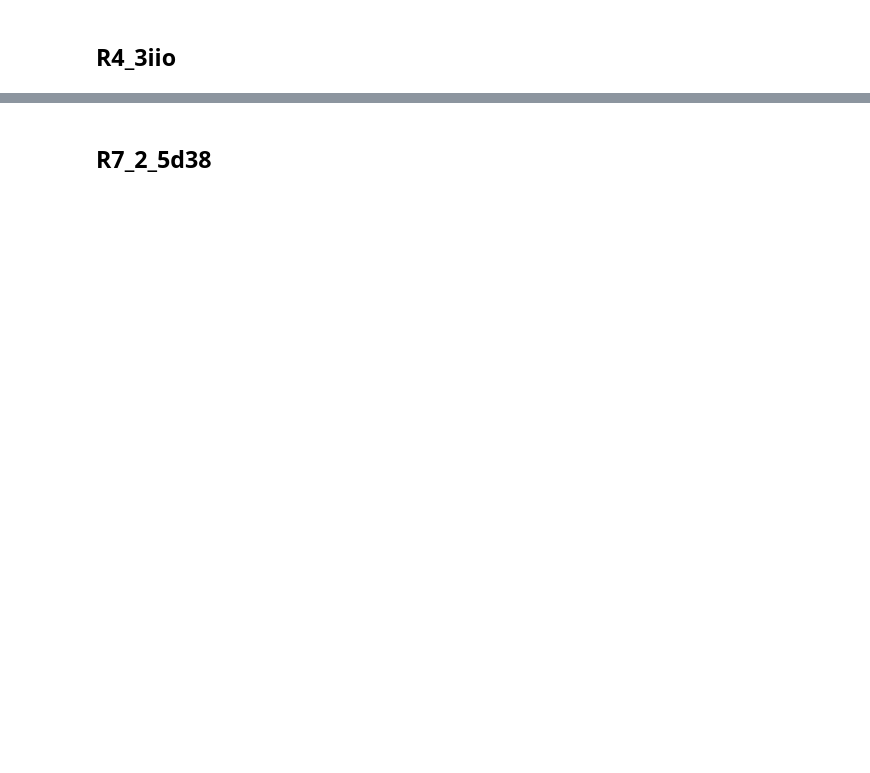
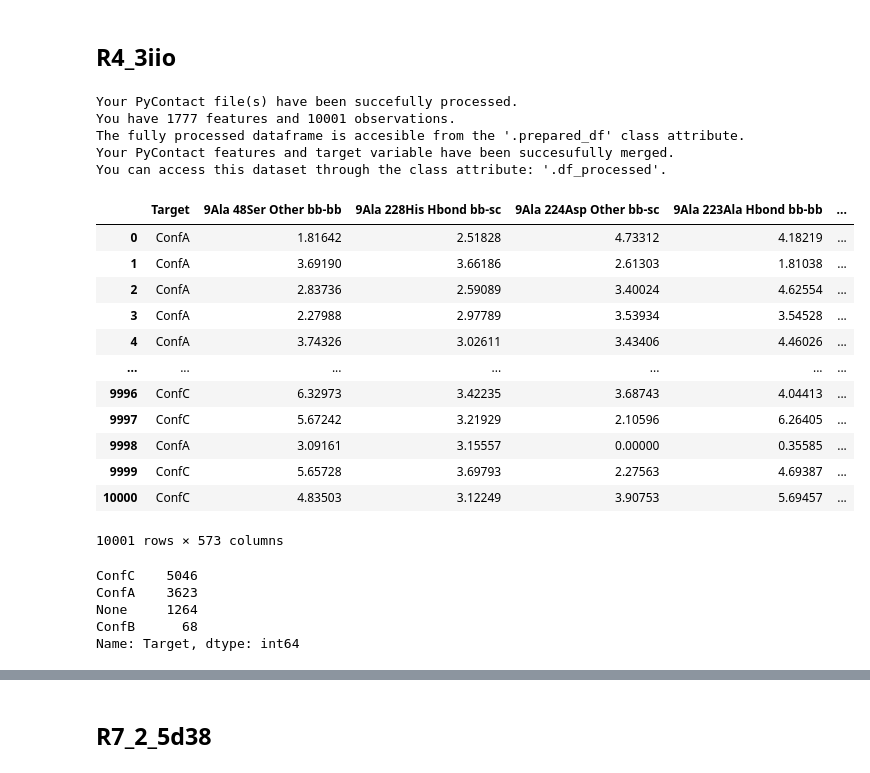
Before and after one commit to kamerlinlab/KIF, a Jupyter notebook: tutorials/Kemp_Elim_ML_Classification.ipynb, the cells around one changed output, grey strips where cells are left out. Cells and saved outputs as stored; diff of their text form; code cells hidden in the pictures; blank space fills up the shorter version.

Commit message:
Other Kemp Elim Notebooks latest updates

```diff
--- a/tutorials/Kemp_Elim_ML_Classification.ipynb
+++ b/tutorials/Kemp_Elim_ML_Classification.ipynb
@@ -230,53 +250,57 @@ pycontact_files_horizontal = ["PyContact_Per_Frame_Interactions_Block1.csv", "Py
 
 classifications_file = r"C:\Users\Rory Crean\Dropbox (lkgroup)\Backup_HardDrive\Postdoc\MachLearnConformationalFeatures\Workup\KE07_Workup\Raw_Datasets\R4_3iio\R4_3iio_1in10_Classified.dat"
 
 
 # dataset prep parts.
 pycontact_dataset = pycontact_processing.PyContactInitializer(
     pycontact_files=pycontact_files_horizontal,
     multiple_files=True,
     merge_files_method="horizontal",
     remove_false_interactions=True,
     in_dir=in_dir,
 )
 
 # SPECIAL STEP FOR KEMP ELIMINASES BECAUSE PYCONTACT RENUMBERED THEM TO 0.
 prepared_renumberd_df = pycontact_processing.modify_column_residue_numbers(
     dataset=pycontact_dataset.prepared_df,
     constant_to_add=1
 )
 
 supervised_dataset = data_preperation.SupervisedFeatureData(
     input_df=prepared_renumberd_df,
     target_file=classifications_file,
     is_classification=True,
     header_present=True
 )
 
 # Filtering
 supervised_dataset.reset_filtering()
 supervised_dataset.filter_by_occupancy_by_class(min_occupancy=25)
 supervised_dataset.filter_by_avg_strength(average_strength_cut_off=1.0)
-
-filtered_df = supervised_dataset.df_filtered
-# Edit above df to be binary classification.
-filtered_df["Target"].str.replace("ConfA", "NotConfC", regex=False)
-
-replace_values = {"ConfA" : "NotConfC", "ConfB" : "NotConfC", "None" : "NotConfC"}
-filtered_df = filtered_df.replace({"Target": replace_values})
-filtered_df["Target"].value_counts()
-
-# Instantiate the model.
-ml_model = model_building.ClassificationModel(
-    dataset=filtered_df,
-    evaluation_split_ratio=0.15,
-    classes_to_use=["NotConfC", "ConfC"],
-    models_to_use=["CatBoost", "XGBoost", "Random_Forest"],
-    scaling_method="min_max",
-    out_dir=out_dir,
-    cross_validation_splits=5,
-    cross_validation_repeats=3,
-    search_approach="none",
-)
+# %% [output]
+Your PyContact file(s) have been succefully processed.
+You have 1777 features and 10001 observations.
+The fully processed dataframe is accesible from the '.prepared_df' class attribute.
+Your PyContact features and target variable have been succesufully merged.
+You can access this dataset through the class attribute: '.df_processed'.
+|  | Target | 9Ala 48Ser Other bb-bb | 9Ala 228His Hbond bb-sc | 9Ala 224Asp Other bb-sc | 9Ala 223Ala Hbond bb-bb | ... |
+| 0 | ConfA | 1.81642 | 2.51828 | 4.73312 | 4.18219 | ... |
+| 1 | ConfA | 3.69190 | 3.66186 | 2.61303 | 1.81038 | ... |
+| 2 | ConfA | 2.83736 | 2.59089 | 3.40024 | 4.62554 | ... |
+| 3 | ConfA | 2.27988 | 2.97789 | 3.53934 | 3.54528 | ... |
+| 4 | ConfA | 3.74326 | 3.02611 | 3.43406 | 4.46026 | ... |
+| ... | ... | ... | ... | ... | ... | ... |
+| 9996 | ConfC | 6.32973 | 3.42235 | 3.68743 | 4.04413 | ... |
+| 9997 | ConfC | 5.67242 | 3.21929 | 2.10596 | 6.26405 | ... |
+| 9998 | ConfA | 3.09161 | 3.15557 | 0.00000 | 0.35585 | ... |
+| 9999 | ConfC | 5.65728 | 3.69793 | 2.27563 | 4.69387 | ... |
+| 10000 | ConfC | 4.83503 | 3.12249 | 3.90753 | 5.69457 | ... |
+10001 rows × 573 columns
 # %%
-filtered_df["Target"].value_counts()
+supervised_dataset.df_filtered["Target"].value_counts()
+# %% [output]
+ConfC    5046
+ConfA    3623
+None     1264
+ConfB      68
+Name: Target, dtype: int64
```
Also changed, not shown: parts of 102 cells of this notebook, 2 other files.
